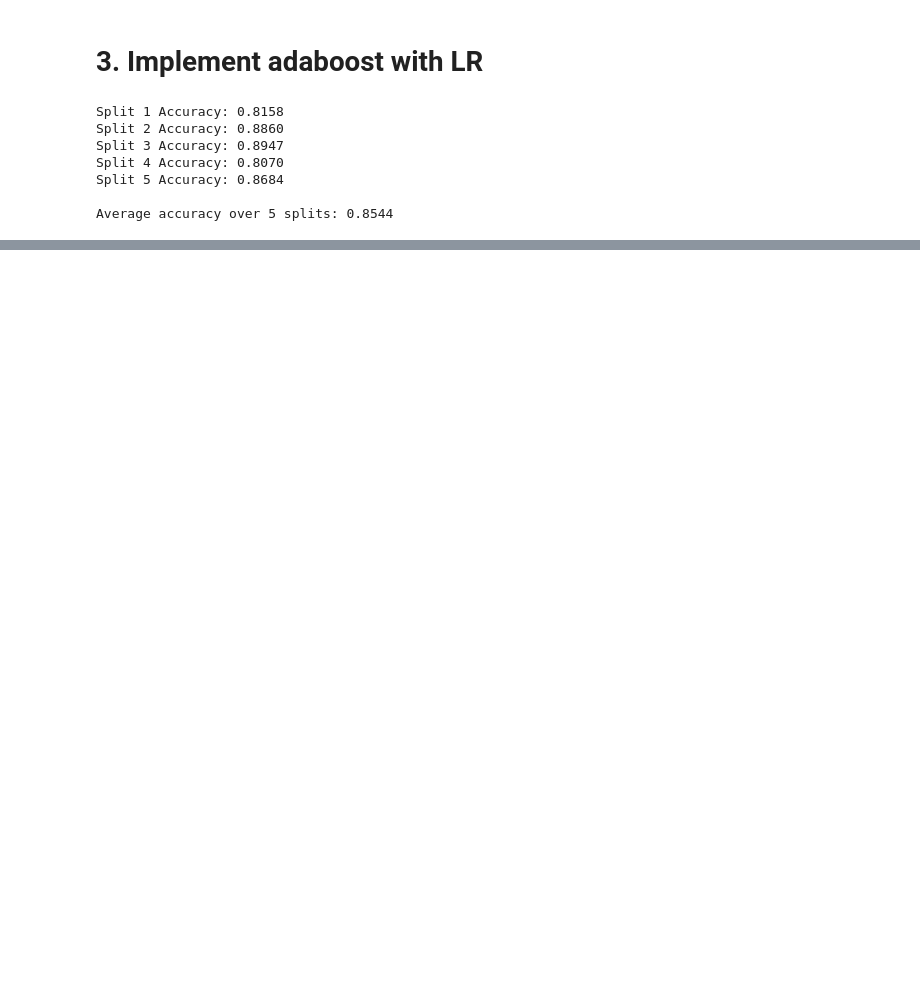
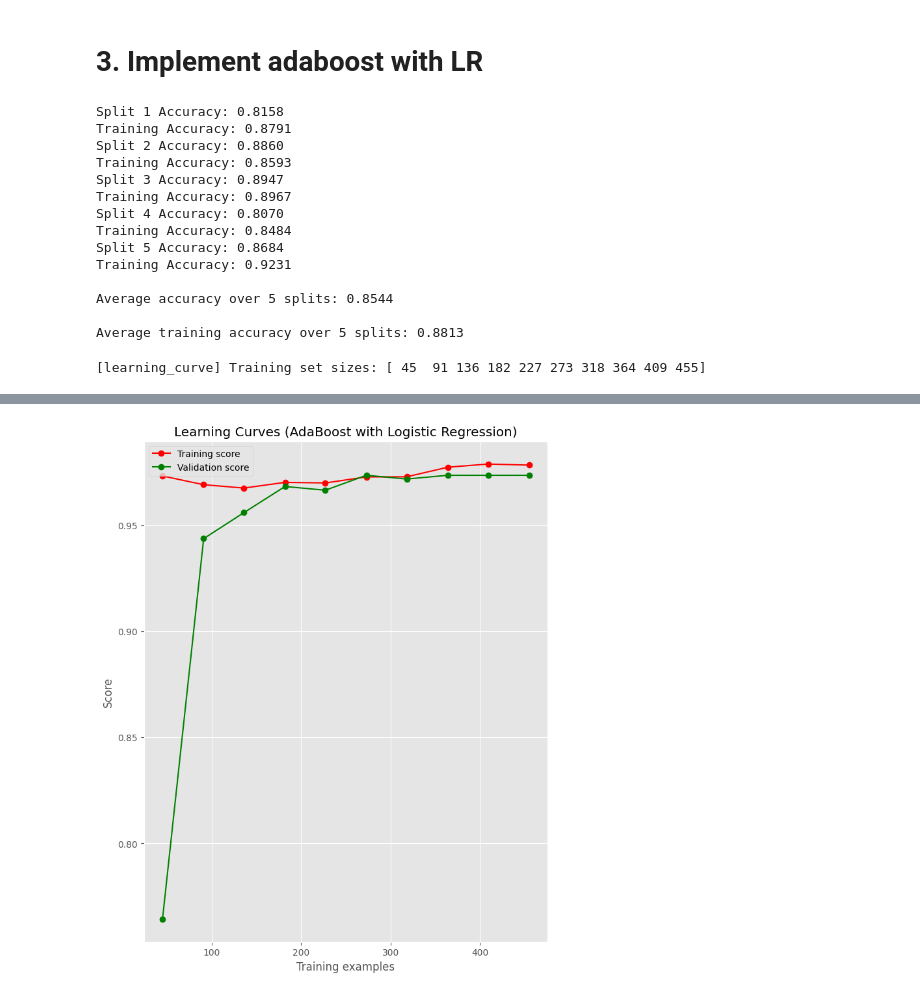
Before and after one commit to yankri15/Breast-Cancer, a Jupyter notebook: breast_cancer_detection.ipynb, the cells around one changed output, grey strips where cells are left out. Drawn from its saved outputs; the diff is of its cells as text; code cells hidden in the pictures; blank space fills up the shorter version.

```diff
--- a/breast_cancer_detection.ipynb
+++ b/breast_cancer_detection.ipynb
@@ -562,7 +582,7 @@ for train_index, validation_index in kf.split(X_fs_scaled, y_fs):
     X_train_fs, X_validation_fs = X_fs_scaled[train_index], X_fs_scaled[validation_index]
     y_train_fs, y_validation_fs = y_fs.iloc[train_index], y_fs.iloc[validation_index]
 
-    logistic_model = LogisticRegression()
+    logistic_model = LogisticRegression(penalty='l2', C=1.0, solver='lbfgs', max_iter=100)
     logistic_model.fit(X_train_fs, y_train_fs)
 
     y_pred = logistic_model.predict(X_validation_fs)
@@ -628,7 +648,7 @@ for i in range(5):
     X_train_fs, X_validation_fs, y_train_fs, y_validation_fs = train_test_split(
         X_fs_scaled, y_fs, test_size=0.2, random_state=i, stratify=y_fs)
 
-    logistic_model = LogisticRegression()
+    logistic_model = LogisticRegression(penalty='l2', C=1.0, solver='lbfgs', max_iter=100)
     logistic_model.fit(X_train_fs, y_train_fs)
 
     models.append(logistic_model)
@@ -675,7 +695,7 @@ for i in range(5):
     X_train_fs, X_validation_fs, y_train_fs, y_validation_fs = train_test_split(
         X_fs_scaled, y_fs, train_size=0.5, random_state=None, stratify=y_fs)
 
-    logistic_model = LogisticRegression()
+    logistic_model = LogisticRegression(penalty='l2', C=1.0, solver='lbfgs', max_iter=100)
     logistic_model.fit(X_train_fs, y_train_fs)
 
     y_pred = logistic_model.predict(X_validation_fs)
@@ -784,7 +756,7 @@ class AdaBoostLogisticRegression:
 
         for i in range(self.n_estimators):
             # Train Logistic Regression model with current weights
-            model = LogisticRegression()
+            model = LogisticRegression(penalty='l2', C=1.0, solver='lbfgs', max_iter=100)
             model.fit(X, y, sample_weight=self.weights)
             predictions = model.predict(X)
 
@@ -818,6 +790,7 @@ class AdaBoostLogisticRegression:
 
 # Usage with 5 different 80/20 splits
 split_accuracy_scores = []
+split_training_scores = []
 n_estimators = 10
 
 # Prepare your dataset
@@ -846,14 +819,57 @@ for i in range(5):
     split_accuracy_scores.append(accuracy)
     print(f"Split {i+1} Accuracy: {accuracy:.4f}")
 
+    # Training accuracy
+    y_train_pred = adaboost_lr.predict(X_train_fs)
+    training_accuracy = accuracy_score(y_train_fs, y_train_pred)
+    print(f"Training Accuracy: {training_accuracy:.4f}")
+    split_training_scores.append(training_accuracy)
+
 # Calculate and print the average accuracy across all splits
 average_accuracy = np.mean(split_accuracy_scores)
 print(f"\nAverage accuracy over 5 splits: {average_accuracy:.4f}")
+average_training_accuraacy = np.mean(split_training_scores)
+print(f"\nAverage training accuracy over 5 splits: {average_training_accuraacy:.4f}")
 # %% [output]
 Split 1 Accuracy: 0.8158
+Training Accuracy: 0.8791
 Split 2 Accuracy: 0.8860
+Training Accuracy: 0.8593
 Split 3 Accuracy: 0.8947
+Training Accuracy: 0.8967
 Split 4 Accuracy: 0.8070
+Training Accuracy: 0.8484
 Split 5 Accuracy: 0.8684
+Training Accuracy: 0.9231
 
 Average accuracy over 5 splits: 0.8544
+
+Average training accuracy over 5 splits: 0.8813
+# %%
+from sklearn.ensemble import AdaBoostClassifier
+
+# Use AdaBoost with Logistic Regression as base estimator
+adaboost_lr_sklearn = AdaBoostClassifier(
+    estimator=LogisticRegression(),
+    n_estimators=n_estimators
+)
+
+# Learning curve plot
+train_sizes, train_scores, val_scores = learning_curve(
+    adaboost_lr_sklearn, X_fs_scaled, y_fs, cv=5, scoring='accuracy', n_jobs=-1,
+    train_sizes=np.linspace(0.1, 1.0, 10), verbose=1
+)
+
+train_scores_mean = np.mean(train_scores, axis=1)
+val_scores_mean = np.mean(val_scores, axis=1)
+
+plt.figure()
+plt.plot(train_sizes, train_scores_mean, 'o-', color="r", label="Training score")
+plt.plot(train_sizes, val_scores_mean, 'o-', color="g", label="Validation score")
+plt.xlabel("Training examples")
+plt.ylabel("Score")
+plt.title("Learning Curves (AdaBoost with Logistic Regression)")
+plt.legend(loc="best")
+plt.show()
+# %% [output]
+[learning_curve] Training set sizes: [ 45  91 136 182 227 273 318 364 409 455]
@@ -859,0 +878 @@ Average accuracy over 5 splits: 0.8544
+[figure, added]
```
Also changed, not shown: parts of 7 cells of this notebook, 1 other file.
